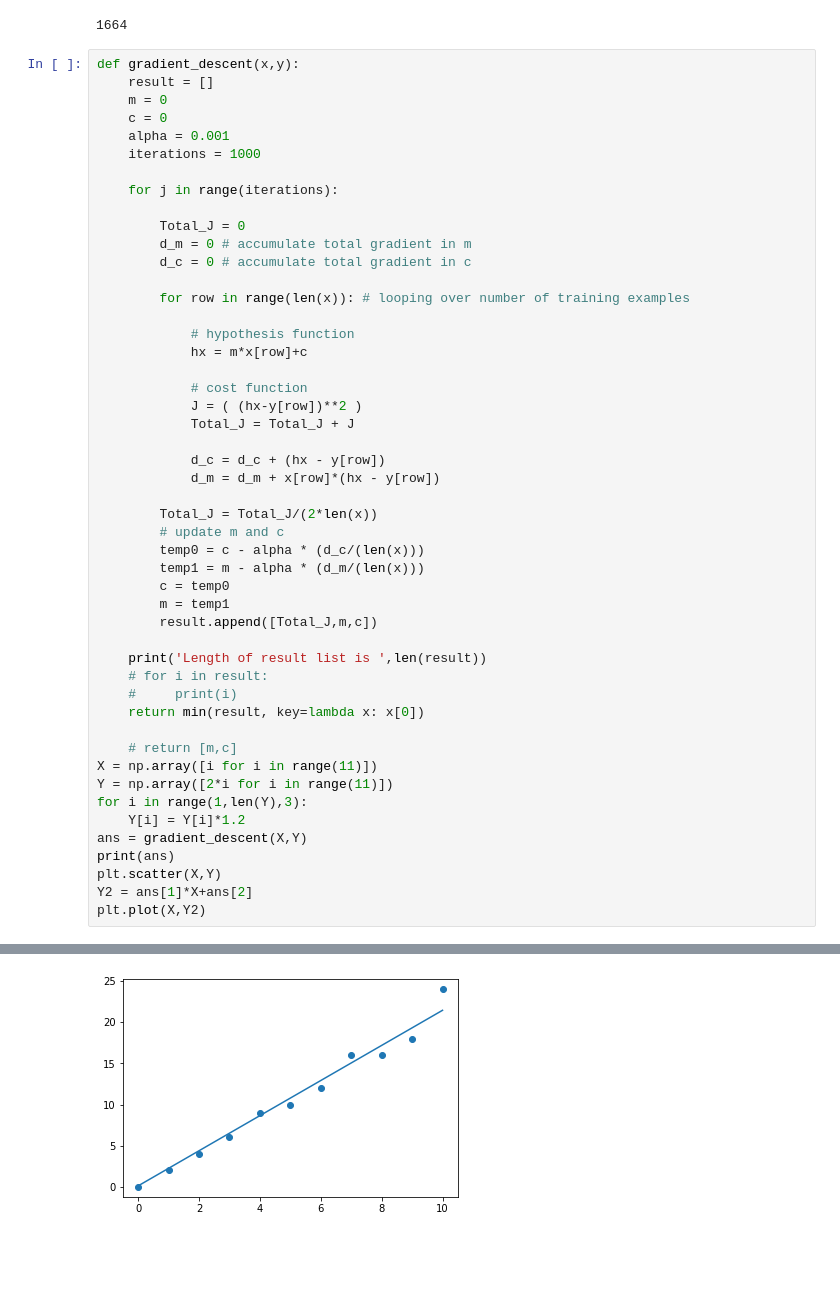
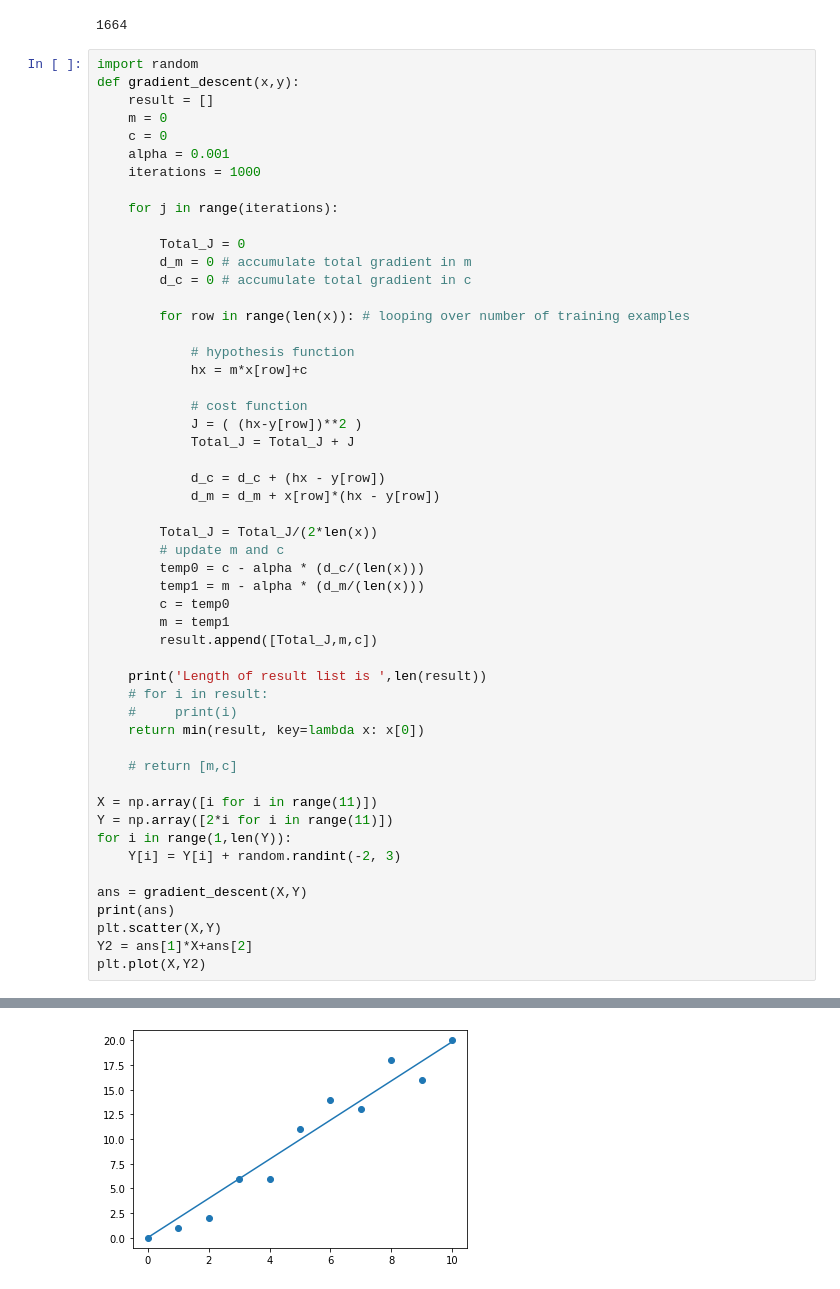
Before and after one commit to Ali-Rizvi-1/Gradient-Descent, a Jupyter notebook: main.ipynb, the cells around one changed output, grey strips where cells are left out. Cells and saved outputs as stored; diff of their text form; blank space fills up the shorter version.

```diff
--- a/main.ipynb
+++ b/main.ipynb
@@ -40,6 +40,7 @@ x[1]
 # %% [output]
 1664
 # %%
+import random
 def gradient_descent(x,y):
     result = []
     m = 0
@@ -79,10 +80,12 @@ def gradient_descent(x,y):
     return min(result, key=lambda x: x[0])
 
     # return [m,c]
+
 X = np.array([i for i in range(11)])
 Y = np.array([2*i for i in range(11)])
-for i in range(1,len(Y),3):
-    Y[i] = Y[i]*1.2
+for i in range(1,len(Y)):
+    Y[i] = Y[i] + random.randint(-2, 3)
+
 ans = gradient_descent(X,Y)
 print(ans)
 plt.scatter(X,Y)
@@ -94,5 +97,5 @@ Length of result list is  1000
 [<matplotlib.lines.Line2D at 0x...>]
-[figure, old version]
+[figure, new version]
 # %%
 # Implementation of gradient descent in linear regression
 import numpy as np
```
Also changed, not shown: parts of 2 cells of this notebook.
